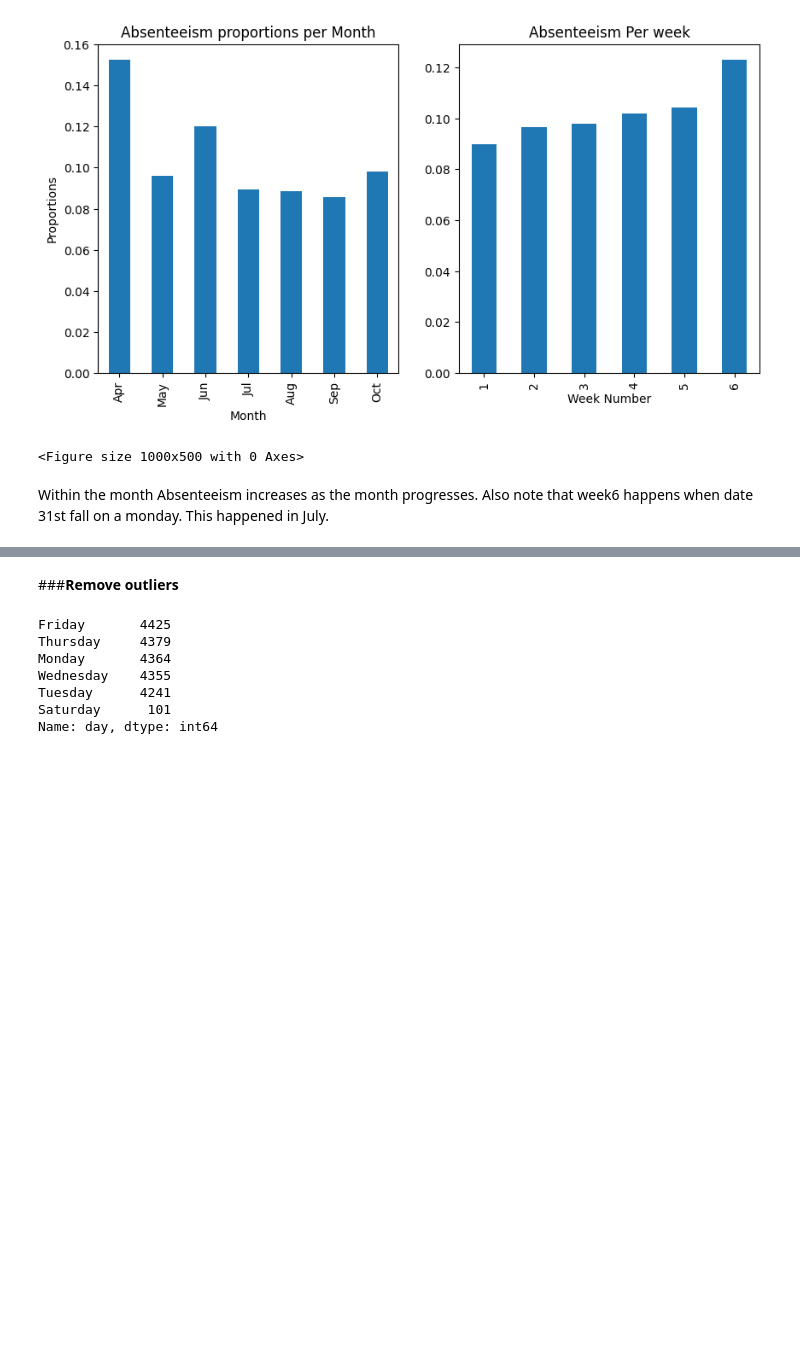
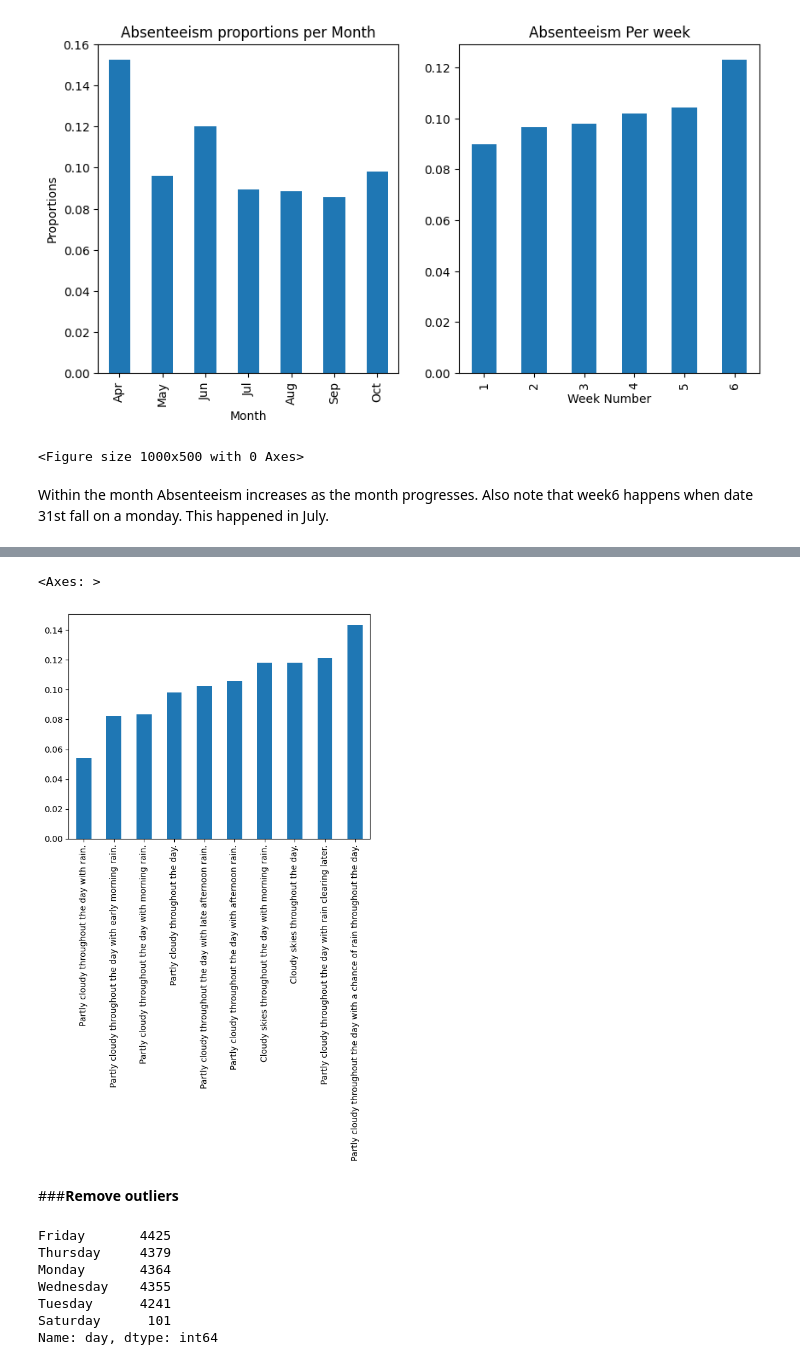
Before and after one commit to Jaeljane/Attendance_Prediction, a Jupyter notebook: Attendance_DecisionTreeClassifier.ipynb, the cells around one changed output, grey strips where cells are left out. Saved outputs shown, nothing was run; the diff lists cells and outputs as text; code cells hidden in the pictures; blank space fills up the shorter version.

```diff
--- a/Attendance_DecisionTreeClassifier.ipynb
+++ b/Attendance_DecisionTreeClassifier.ipynb
@@ -316,3 +331,8 @@ Within the month Absenteeism increases as the month progresses. Also note that w
+# %%
+proportions('description').sort_values().plot(kind="bar")
+# %% [output]
+<Axes: >
+[figure, added]
 # %% [markdown]
 ###**Remove outliers**
 # %%
```
Also changed, not shown: parts of 39 cells of this notebook.
